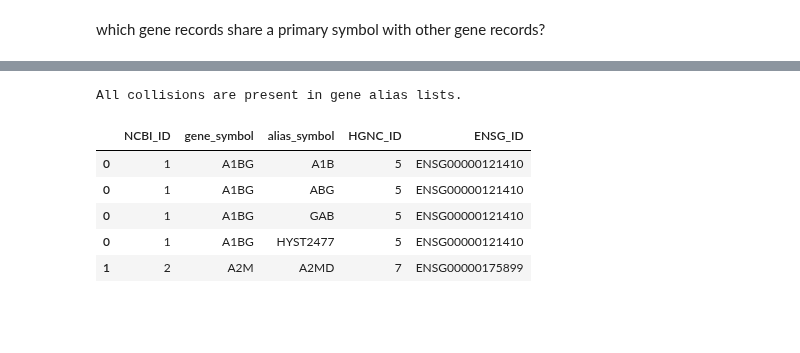
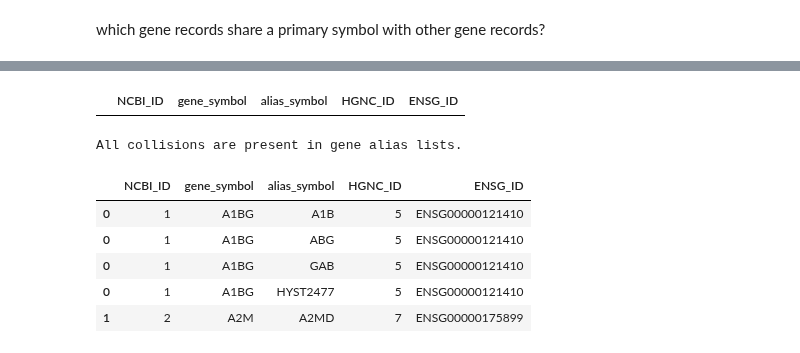
Before and after one commit to cancervariants/gene-harmony-analysis, a Jupyter notebook: analysis/1_alias_primary_collision_analysis.ipynb, the cells around one changed output, grey strips where cells are left out. Cells and saved outputs as stored; diff of their text form; code cells hidden in the pictures; blank space fills up the shorter version.

```diff
--- a/analysis/1_alias_primary_collision_analysis.ipynb
+++ b/analysis/1_alias_primary_collision_analysis.ipynb
@@ -840,3 +874,7 @@ mini_ncbi_df.loc[mini_ncbi_df.gene_symbol.isin(multi_primary[multi_primary].inde
+# %%
+mini_ncbi_df.loc[mini_ncbi_df["gene_symbol"] == "ST2"]
+# %% [output]
+|  | NCBI_ID | gene_symbol | alias_symbol | HGNC_ID | ENSG_ID |
 # %%
 create_ap_collision_df(mini_ncbi_df, "NCBI")
 # %% [output]
```
Also changed, not shown: parts of 30 cells of this notebook, 11 other files.
